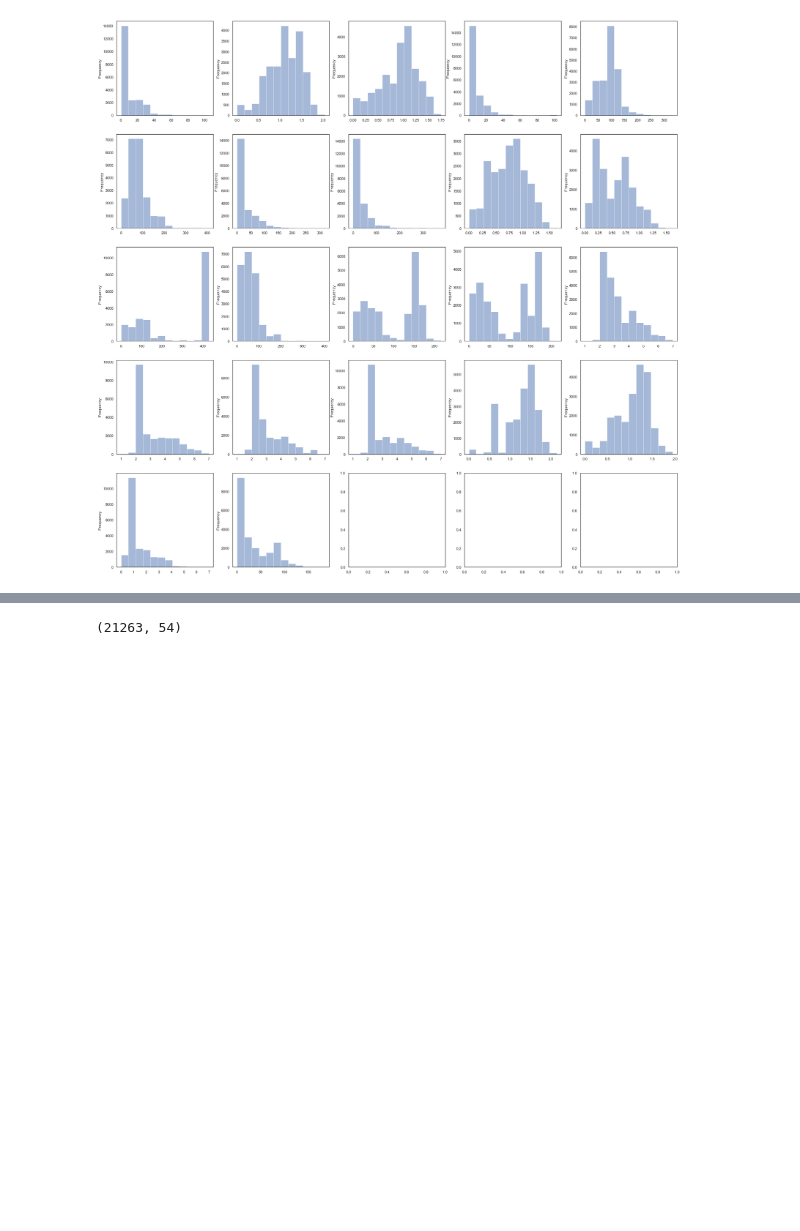
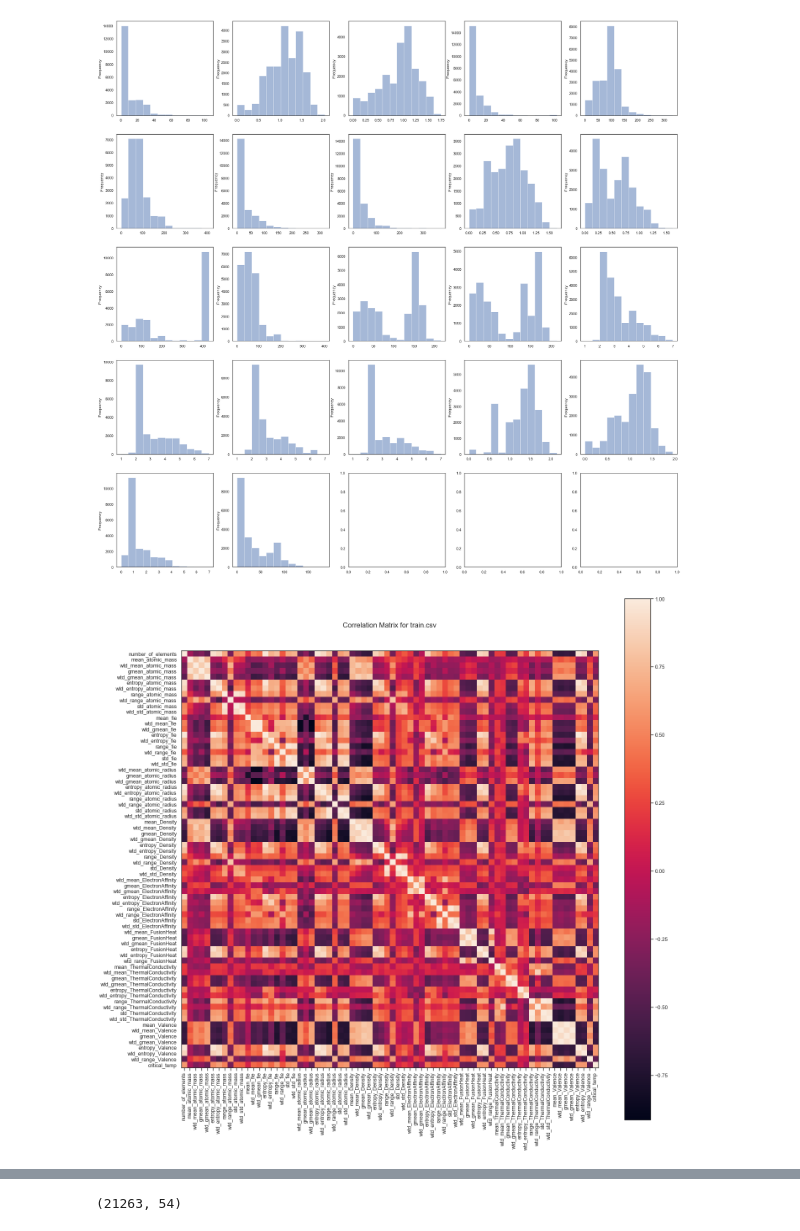
Before and after one commit to YeonwooSung/TemperaturePrediction, a Jupyter notebook: Prediction.ipynb, the cells around one changed output, grey strips where cells are left out. Saved outputs shown, nothing was run; the diff lists cells and outputs as text; code cells hidden in the pictures; blank space fills up the shorter version.

```diff
--- a/Prediction.ipynb
+++ b/Prediction.ipynb
@@ -310,0 +370,4 @@ drawHistograms(df3, list3)
+# %%
+plotCorrelationMatrix(data_df, 20, 'train.csv')
+# %% [output]
+[figure, added]
```
Also changed, not shown: parts of 14 cells of this notebook, 1 other file.
